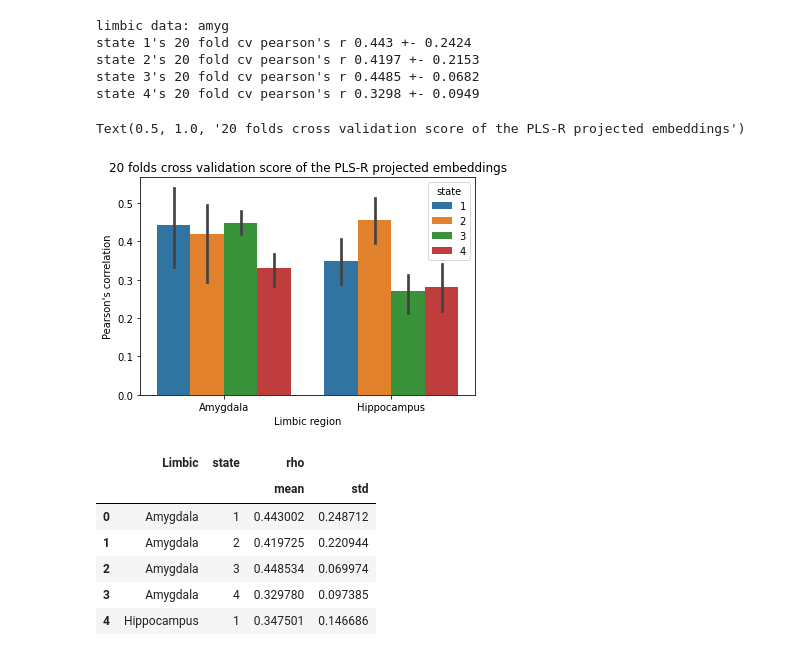
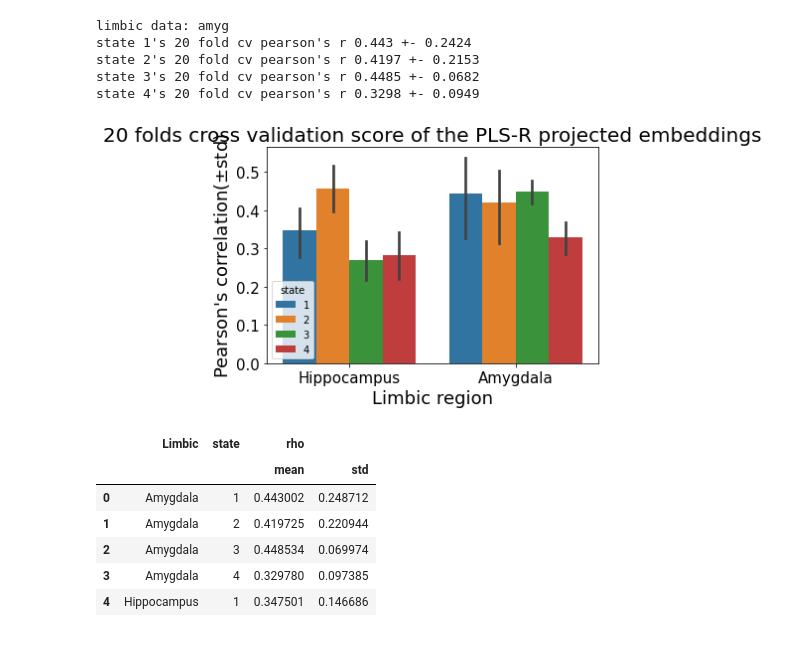
Before and after one commit to dblabs-mcgill-mila/hmm_forrest_nlp, a Jupyter notebook: data_representation.ipynb, the cells around one changed output. Saved outputs shown, nothing was run; the diff lists cells and outputs as text; code cells hidden in the pictures.

```diff
--- a/data_representation.ipynb
+++ b/data_representation.ipynb
@@ -1323,6 +1329,6 @@ state 2's 20 fold cv pearson's r 0.4197 +- 0.2153
 state 3's 20 fold cv pearson's r 0.4485 +- 0.0682
 state 4's 20 fold cv pearson's r 0.3298 +- 0.0949
 # %%
-df_cv_amyg = pd.DataFrame({"limbic":['Amygdala']*k*4,
+df_cv_amyg = pd.DataFrame({"Limbic":['Amygdala']*k*4,
                       'state':np.hstack([[str(i+1)]*k for i in range(4)]),
                       'rho': np.hstack(cvs)})
@@ -1331,11 +1335,18 @@ df_cv = pd.concat([df_cv_amyg, df_cv_hippo])
+# %%
+df_cv = pd.concat([df_cv_hippo, df_cv_amyg])
 # %%
+
 sns.barplot(x='Limbic', y = 'rho', hue='state', data=df_cv, )
-plt.xlabel("Limbic region")
-plt.ylabel("Pearson's correlation(std)")
-plt.title("20 folds cross validation score of the PLS-R projected embeddings")
+plt.xlabel("Limbic region",fontsize=18)
+plt.ylabel("Pearson's correlation($\pm$std)",fontsize=18)
+plt.title("20 folds cross validation score of the PLS-R projected embeddings",fontsize=20)
+plt.xticks(fontsize=15)
+plt.yticks(fontsize=15)
+save_fig=1
+if save_fig:
+    plt.savefig('/Users/enningyang/Downloads/hmm_figs/sup_plsr.png',bbox_inches='tight',dpi=600)
 # %% [output]
-Text(0.5, 1.0, '20 folds cross validation score of the PLS-R projected embeddings')
-[figure, old version]
+[figure, new version]
 # %%
 df_cv.groupby(['Limbic', 'state']).agg({'rho':['mean','std']}).reset_index()
 # %% [output]
```
Also changed, not shown: parts of 6 cells of this notebook.
